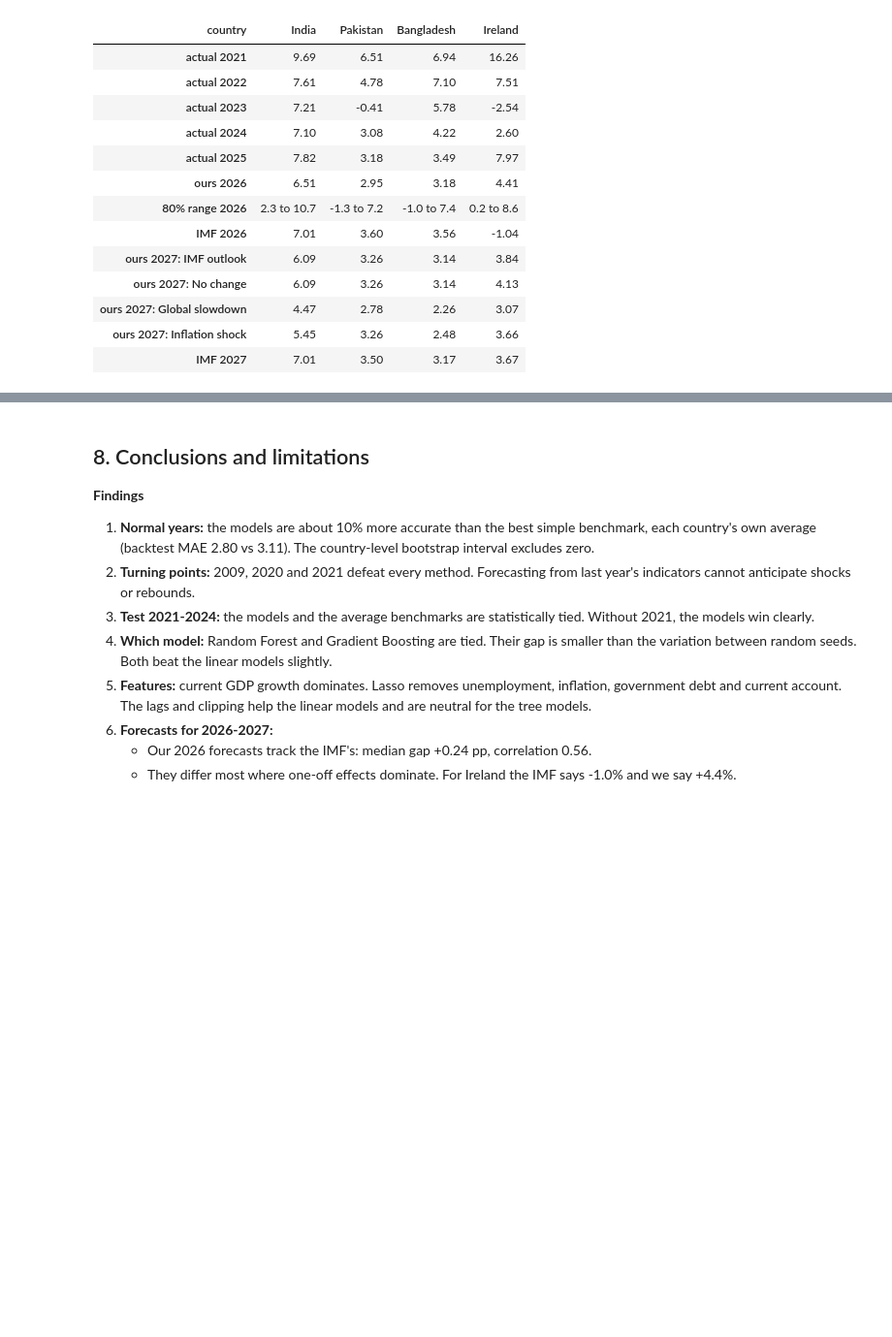
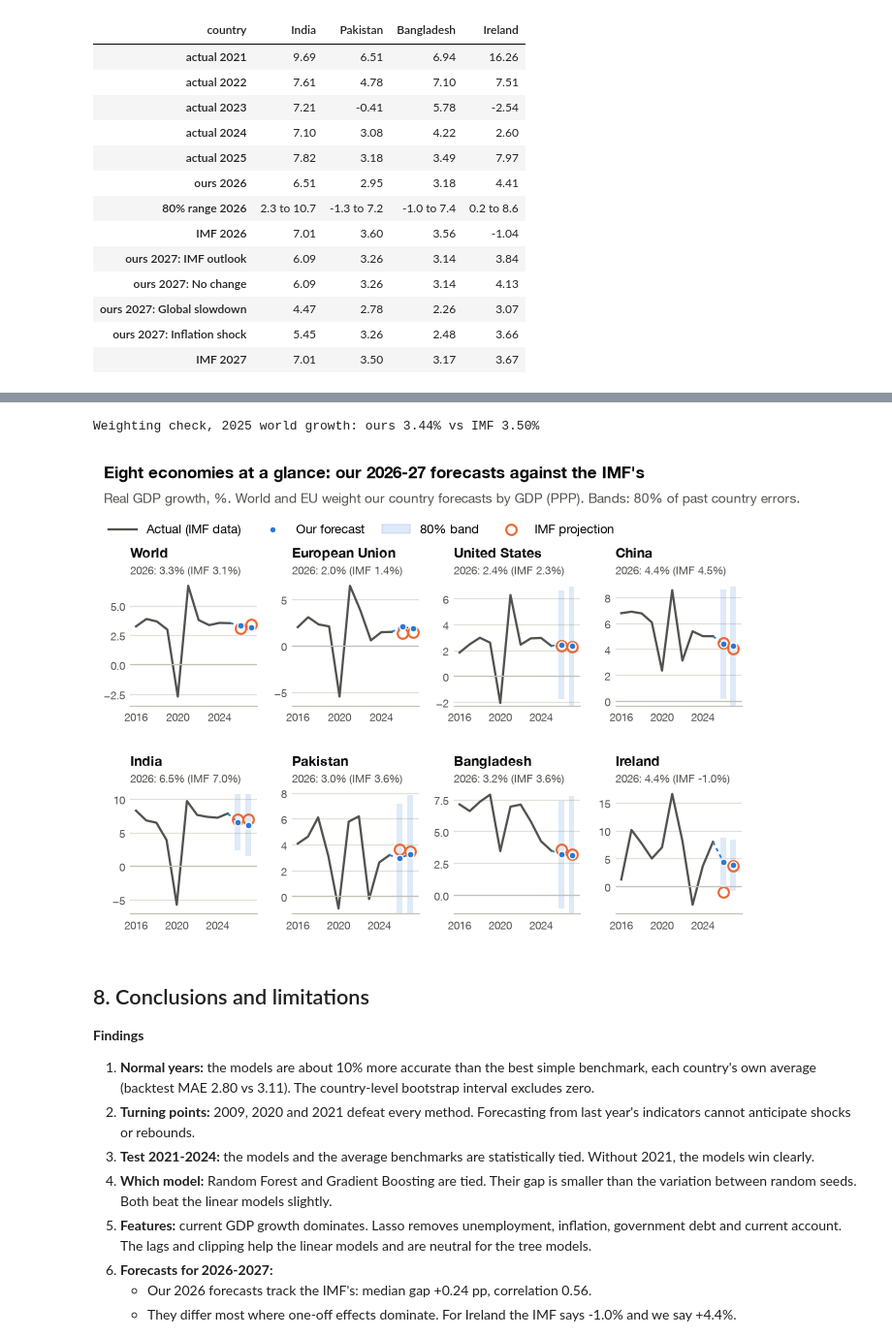
Before and after one commit to farhana273/ml_assignment, a Jupyter notebook: models/GDP_Models_Sami.ipynb, the cells around one changed output, grey strips where cells are left out. Shown at 97% size. Drawn from its saved outputs; the diff is of its cells as text; code cells hidden in the pictures; blank space fills up the shorter version.

Commit message:
ML predictions work by Sami: eight-economy forecast chart and simpler report header

```diff
--- a/models/GDP_Models_Sami.ipynb
+++ b/models/GDP_Models_Sami.ipynb
@@ -957,3 +963,58 @@ Growth, % (India, Pakistan and Bangladesh report on fiscal years)
+# %%
+# eight economies at a glance. History: the IMF's own growth figures (including its World and EU aggregates).
+# World and EU forecasts: our country forecasts weighted by each economy's share of world GDP at PPP in 2025,
+# which is how the IMF builds its own aggregates.
+EU27 = ["AUT", "BEL", "BGR", "HRV", "CYP", "CZE", "DNK", "EST", "FIN", "FRA", "DEU", "GRC", "HUN", "IRL",
+        "ITA", "LVA", "LTU", "LUX", "MLT", "NLD", "POL", "PRT", "ROU", "SVK", "SVN", "ESP", "SWE"]
+weo_all = pd.read_csv(IMF_FILE, low_memory=False)
+weo_all["code"] = weo_all.SERIES_CODE.str.split(".").str[0].replace({"KOS": "XKX", "WBG": "PSE"})
+weo_all["series"] = weo_all.SERIES_CODE.str.split(".").str[1]
+imf_g = weo_all[weo_all.series == "NGDP_RPCH"].set_index("code")[[str(y) for y in range(2016, 2028)]]
+imf_g = imf_g.apply(pd.to_numeric, errors="coerce").rename(columns=int)
+ppp = pd.to_numeric(weo_all[weo_all.series == "PPPSH"].set_index("code")["2025"], errors="coerce").reindex(fc.index).fillna(0)
+
+def weighted(col, members):
+    return float((fc.loc[members, col] * ppp[members]).sum() / ppp[members].sum())
+
+REGIONS = {"World": ("G001", list(fc.index)), "European Union": ("G998", [c for c in EU27 if c in fc.index])}
+check = weighted("growth 2025", REGIONS["World"][1])
+print(f"Weighting check, 2025 world growth: ours {check:.2f}% vs IMF {imf_g.loc['G001', 2025]:.2f}%")
+
+PANELS = ["World", "European Union", "USA", "CHN", "IND", "PAK", "BGD", "IRL"]
+fig, axes = plt.subplots(2, 4, figsize=(7.4, 4.1))
+for ax, key in zip(axes.flat, PANELS):
+    if key in REGIONS:
+        code, members = REGIONS[key]
+        name, band = key, None
+        ours = [weighted(f"Gradient Boosting {y}", members) for y in (2026, 2027)]
+    else:
+        code, name, band = key, fc.loc[key, "Country Name"], [band_1y, band_2y]
+        ours = [fc.loc[key, f"Gradient Boosting {y}"] for y in (2026, 2027)]
+    h = imf_g.loc[code, 2016:2025]
+    theirs = imf_g.loc[code, [2026, 2027]].values
+    if band:
+        ax.bar([2026, 2027], [2 * b for b in band], bottom=[o - b for o, b in zip(ours, band)], width=0.55,
+               color=BLUE, alpha=0.15, lw=0)
+    ax.plot(h.index, h.values, color=INK2, lw=1.5)
+    ax.plot([2025, 2026, 2027], [h[2025], *ours], color=BLUE, lw=1.2, ls=(0, (2, 2)))
+    ax.plot([2026, 2027], theirs, "o", mfc="none", mec=ORANGE, mew=1.4, ms=7)      # ring underneath
+    ax.plot([2026, 2027], ours, "o", color=BLUE, ms=4.5, mec="white", mew=0.8)     # our dot on top stays visible
+    ax.axhline(0, color=AXIS, lw=0.8); ax.yaxis.grid(True); ax.spines["left"].set_visible(False); ax.margins(y=0.08)
+    ax.set_xticks([2016, 2020, 2024]); ax.tick_params(labelsize=7.5)
+    ax.set_title(name, loc="left", fontsize=9, fontweight="bold", color=INK, pad=13)
+    ax.text(0, 1.02, f"2026: {ours[0]:.1f}% (IMF {theirs[0]:.1f}%)", transform=ax.transAxes, fontsize=7.5, color=INK2)
+fig.subplots_adjust(hspace=0.62, wspace=0.28)
+handles = [plt.Line2D([], [], color=INK2, lw=1.5),
+           plt.Line2D([], [], ls="", marker="o", color=BLUE, ms=4.5, mec="white"),
+           plt.Rectangle((0, 0), 1, 1, color=BLUE, alpha=0.15),
+           plt.Line2D([], [], ls="", marker="o", mfc="none", mec=ORANGE, mew=1.4, ms=7)]
+headline(fig, "Eight economies at a glance: our 2026-27 forecasts against the IMF's",
+         "Real GDP growth, %. World and EU weight our country forecasts by GDP (PPP). Bands: 80% of past country errors.",
+         handles, ["Actual (IMF data)", "Our forecast", "80% band", "IMF projection"], ncol=4, pad=24)
+fig.savefig(OUT / "figures/regions_2026_2027.png"); plt.show()
+# %% [output]
+Weighting check, 2025 world growth: ours 3.44% vs IMF 3.50%
+[figure, added]
 # %% [markdown]
 <a id="s8"></a>
 ## 8. Conclusions and limitations
```
Also changed, not shown: parts of 1 cell of this notebook, 4 other files.
